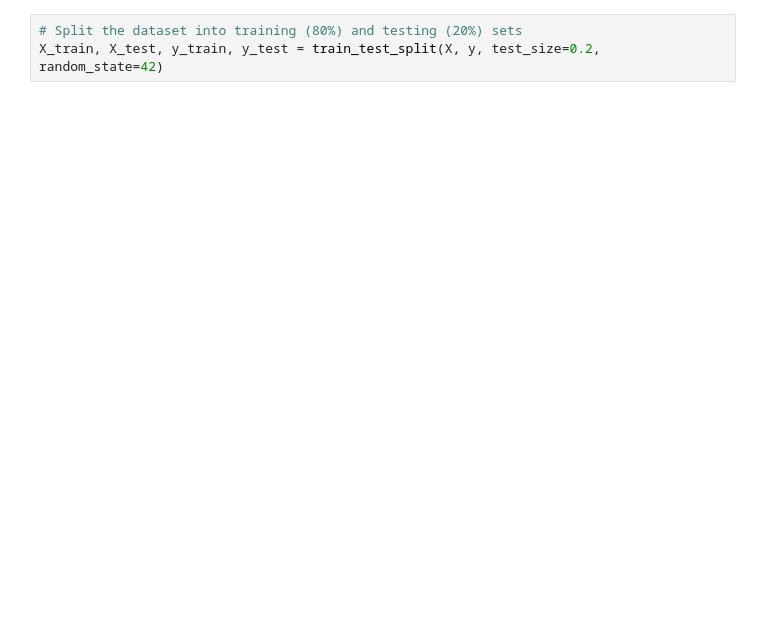
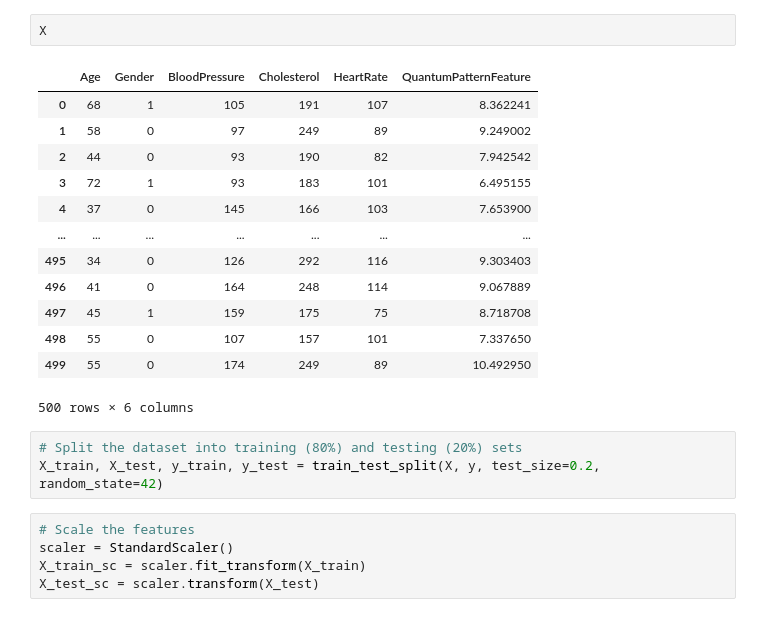
Before and after one commit to SG20000402/Machine-learning-algorithms, a Jupyter notebook: Supervised/Support Vector Machine/svm.ipynb, the cells around one changed output. Drawn from its saved outputs; the diff is of its cells as text; blank space fills up the shorter version.

```diff
--- a/Supervised/Support Vector Machine/svm.ipynb
+++ b/Supervised/Support Vector Machine/svm.ipynb
@@ -12,3 +100,24 @@ y = data.target  # Target (0 = malignant, 1 = benign)
+# %%
+X
+# %% [output]
+|  | Age | Gender | BloodPressure | Cholesterol | HeartRate | QuantumPatternFeature |
+| 0 | 68 | 1 | 105 | 191 | 107 | 8.362241 |
+| 1 | 58 | 0 | 97 | 249 | 89 | 9.249002 |
+| 2 | 44 | 0 | 93 | 190 | 82 | 7.942542 |
+| 3 | 72 | 1 | 93 | 183 | 101 | 6.495155 |
+| 4 | 37 | 0 | 145 | 166 | 103 | 7.653900 |
+| ... | ... | ... | ... | ... | ... | ... |
+| 495 | 34 | 0 | 126 | 292 | 116 | 9.303403 |
+| 496 | 41 | 0 | 164 | 248 | 114 | 9.067889 |
+| 497 | 45 | 1 | 159 | 175 | 75 | 8.718708 |
+| 498 | 55 | 0 | 107 | 157 | 101 | 7.337650 |
+| 499 | 55 | 0 | 174 | 249 | 89 | 10.492950 |
+500 rows × 6 columns
 # %%
 # Split the dataset into training (80%) and testing (20%) sets
 X_train, X_test, y_train, y_test = train_test_split(X, y, test_size=0.2, random_state=42)
+# %%
+# Scale the features
+scaler = StandardScaler()
+X_train_sc = scaler.fit_transform(X_train)
+X_test_sc = scaler.transform(X_test)
```
Also changed, not shown: parts of 21 cells of this notebook, 7 other files.
